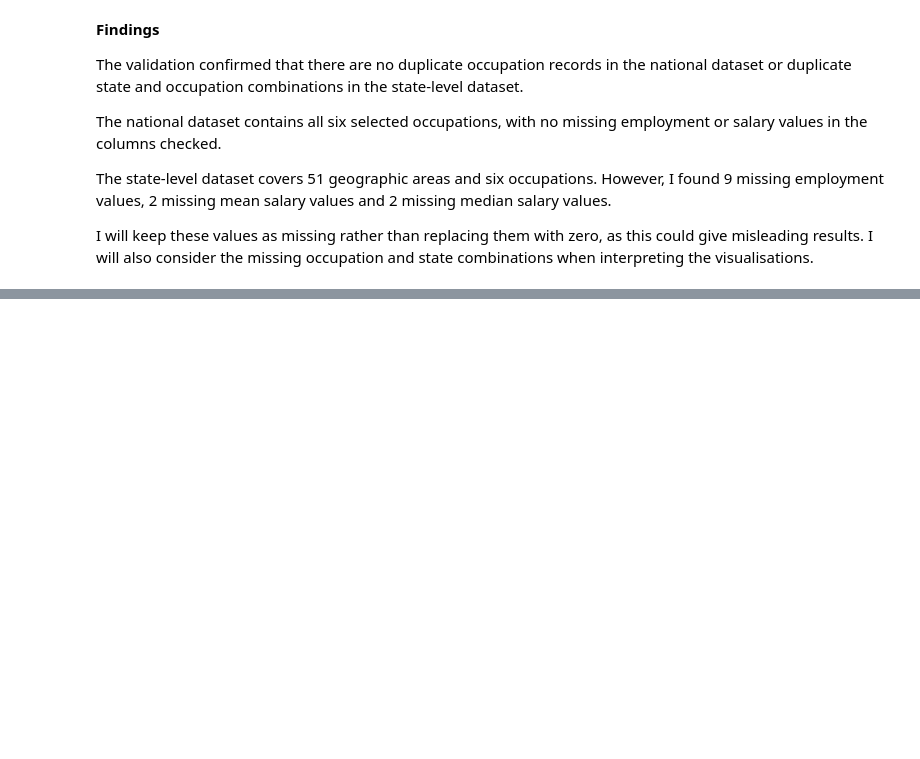
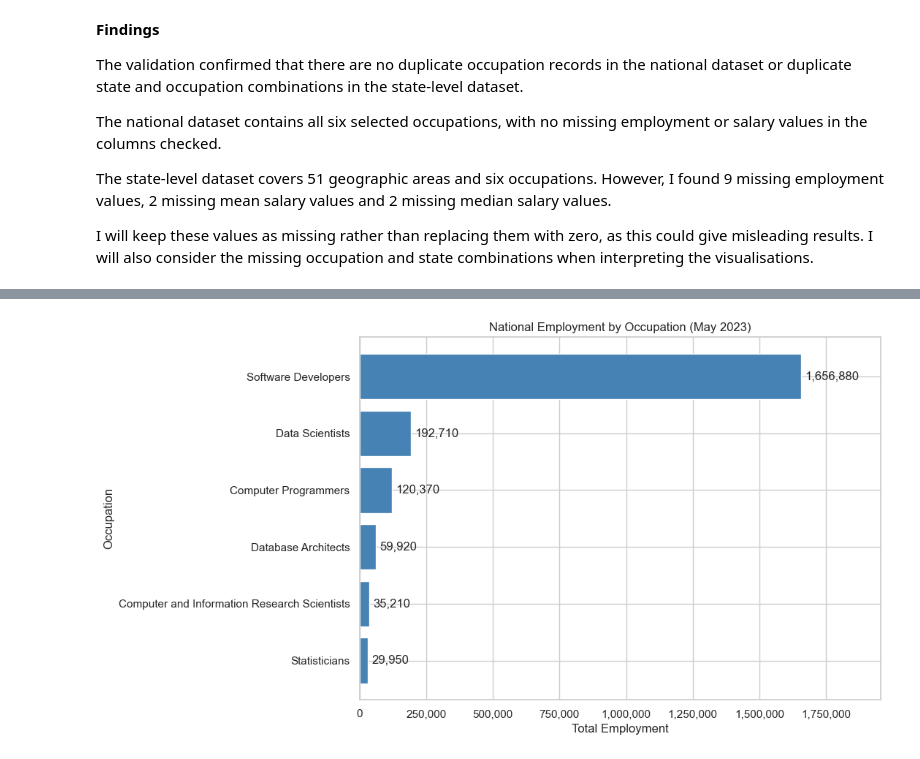
Before and after one commit to Arcanjo-jefferson/USA-AI-Employment-Analysis, a Jupyter notebook: analysis/employment_analysis.ipynb, the cells around one changed output, grey strips where cells are left out. Drawn from its saved outputs; the diff is of its cells as text; code cells hidden in the pictures; blank space fills up the shorter version.

Commit message:
Add national employment comparison visualisation

```diff
--- a/analysis/employment_analysis.ipynb
+++ b/analysis/employment_analysis.ipynb
@@ -726,0 +739,40 @@ I will keep these values as missing rather than replacing them with zero, as thi
+# %%
+from matplotlib.ticker import StrMethodFormatter
+# Select the occupation names and employment figures
+employment_data = df_national[
+    ["OCC_TITLE", "TOT_EMP"]
+].sort_values("TOT_EMP", ascending=True)
+
+# Create a horizontal bar chart
+plt.figure(figsize=(11, 6))
+
+plt.barh(
+    employment_data["OCC_TITLE"],
+    employment_data["TOT_EMP"],
+    color="steelblue"
+)
+
+# Add titles and axis labels
+plt.title("National Employment by Occupation (May 2023)")
+plt.xlabel("Total Employment")
+plt.ylabel("Occupation")
+
+# Format employment figures on the x-axis
+plt.gca().xaxis.set_major_formatter(
+    StrMethodFormatter("{x:,.0f}")
+)
+
+# Add employment values beside each bar
+for index, value in enumerate(employment_data["TOT_EMP"]):
+    plt.text(
+        value + 15000,
+        index,
+        f"{value:,.0f}",
+        va="center"
+    )
+
+plt.xlim(0, employment_data["TOT_EMP"].max() * 1.18)
+plt.tight_layout()
+plt.show()
+# %% [output]
+[figure, added]
```
Also changed, not shown: parts of 2 cells of this notebook.
